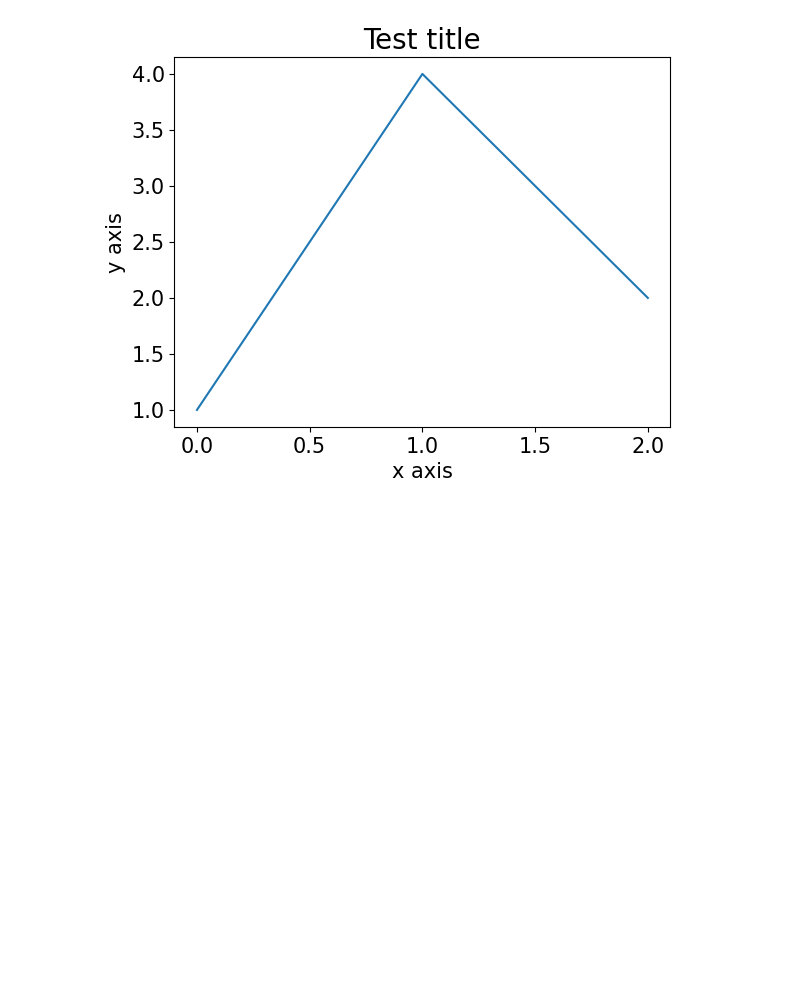
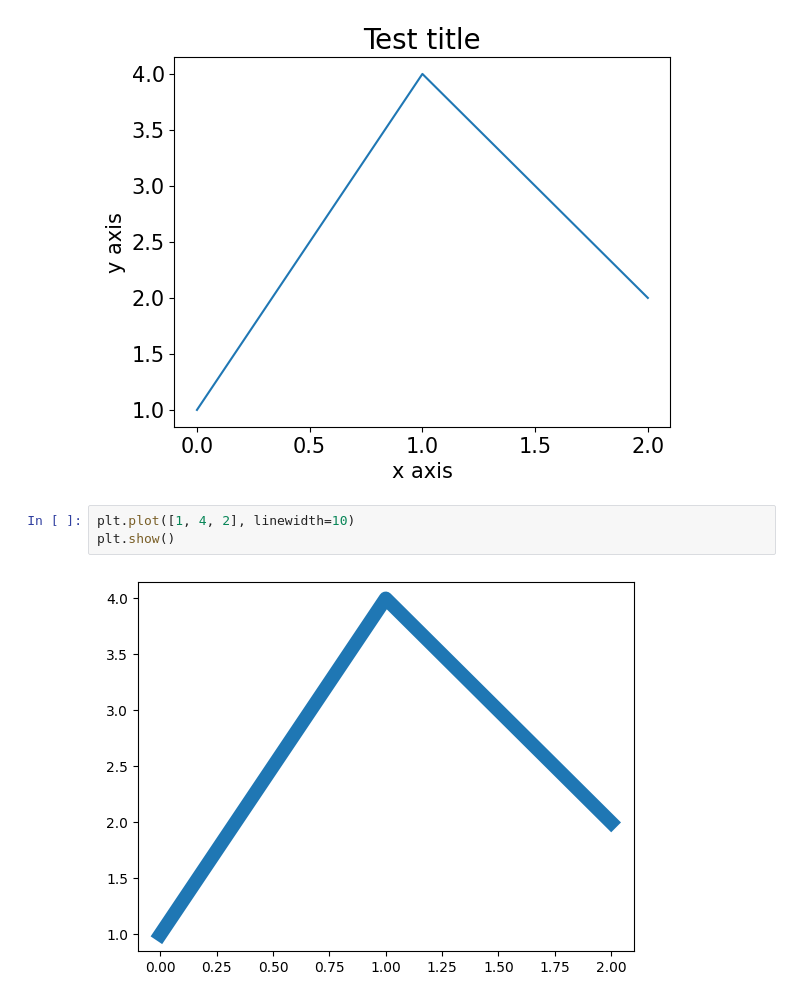
Before and after one commit to tmdgusya/matplotlib-prac, a Jupyter notebook: chap_1_1/code1_8.ipynb, the cells around one changed output. Saved outputs shown, nothing was run; the diff lists cells and outputs as text; blank space fills up the shorter version.

```diff
--- a/chap_1_1/code1_8.ipynb
+++ b/chap_1_1/code1_8.ipynb
@@ -10,3 +10,8 @@ plt.tick_params(labelsize=15)
 plt.savefig('tmp.png')
 # %% [output]
 [figure]
+# %%
+plt.plot([1, 4, 2], linewidth=10)
+plt.show()
+# %% [output]
+[figure, added]
```
Also changed, not shown: parts of 2 cells of this notebook, 1 other file.
